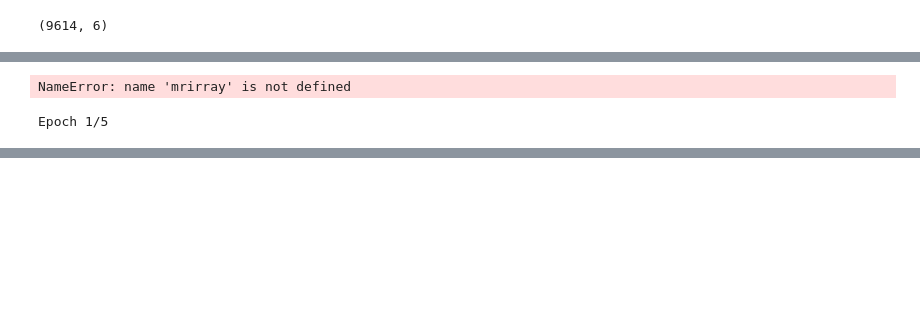
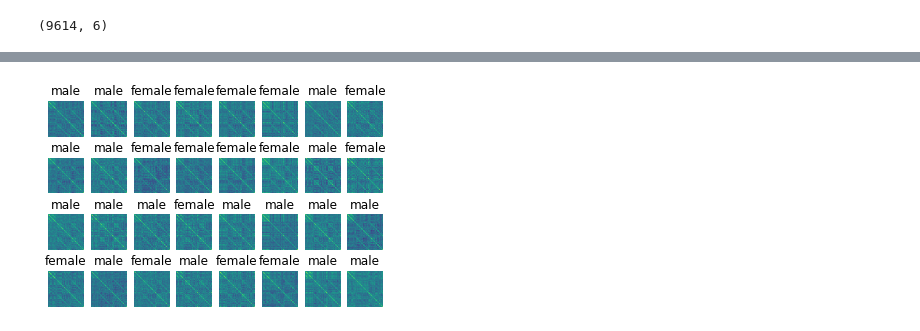
Before and after one commit to 64br13l-5/convolution-solution, a Jupyter notebook: NN.ipynb, the cells around one changed output, grey strips where cells are left out. Saved outputs shown, nothing was run; the diff lists cells and outputs as text; code cells hidden in the pictures; blank space fills up the shorter version.

```diff
--- a/NN.ipynb
+++ b/NN.ipynb
@@ -50,5 +9,0 @@ for i in range(9609):
-# %%
-sextest = np.empty(len(mriarray)).astype('float32')
-for i in range(len(mriarray)):
-    sextest[i]=(ord(sex[i])-70)/7
-sextest = keras.utils.to_categorical(sextest,2)
@@ -59,0 +204,5 @@ imageshow(mriarray,sextest,30)
+# %%
+class_names = train_data.class_names
+print(class_names)
+for images, labels in train_data.take(1):
+  print(labels)
@@ -60 +212,15 @@ imageshow(mriarray,sextest,30)
+# %%
+Model_Checkpoint = keras.callbacks.ModelCheckpoint(
+    'modelsave.h5', # You also can provide full path to the folder you want to save your model to
+    monitor='val_binary_accuracy',  # Monitor other things like val_accuracy or accuracy
+    save_best_only='True', # Make sure to save only the best model
+    verbose=0
+)
+Early_Stopping = keras.callbacks.EarlyStopping(
+    monitor='val_binary_accuracy', # Same as the
+    patience=5, # Wait for 5 epochs before stopping the training
+    verbose=1,
+    restore_best_weights='True', # Restore model weights from the epoch with the best value of the monitored quantity.
+    min_delta=0.02
+)
 # %%
@@ -95,20 +270,12 @@ _________________________________________________________________
-# %%
-#randomize data
-import random
-x = random.randint(0,1000)
-from sklearn.utils import shuffle
-data_train, data_test, labels_train, labels_test = train_test_split(mrirray, cogtotal, test_size=0.20, random_state=x)
-data_train = np.array(data_train)
-data_train = shuffle(data_train,random_state=x)
-labels_train=shuffle(labels_train,random_state=x)
-
-print(data_train.shape)
-print(x)
-imageshow(data_train,labels_train,50)
-# %% [output]
-NameError: name 'mrirray' is not defined
-# %%
-#model.fit(datagen.flow(mriarray,sextest,batch_size=32),steps_per_epoch=len(mriarray) / 32, epochs=44,verbose=1)
-model.fit(mriarray,sextest,batch_size=128, epochs=5,validation_split=0.2)
-# %% [output]
-Epoch 1/5
+# %%
+
+print(model.evaluate(test_data))
+pred = model.predict(test_data)
+for images, labels in test_data.take(1):
+
+  for i in range(32):
+    ax = plt.subplot(4, 8, i + 1)
+    plt.imshow(images[i].numpy().astype("uint8"))
+    plt.title(test_data.class_names[round(pred[i][0])])
+    plt.axis("off")
+# %% [output]
@@ -114,0 +285 @@ Epoch 1/5
+[figure, added]
```
Also changed, not shown: parts of 19 cells of this notebook, 3 other files.
